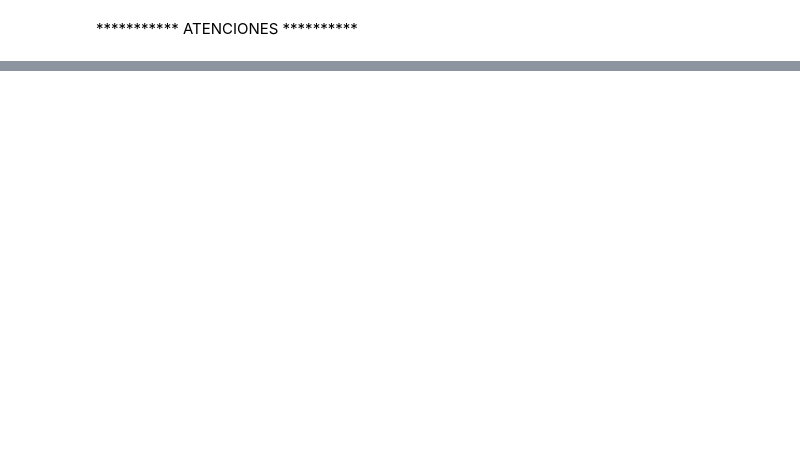
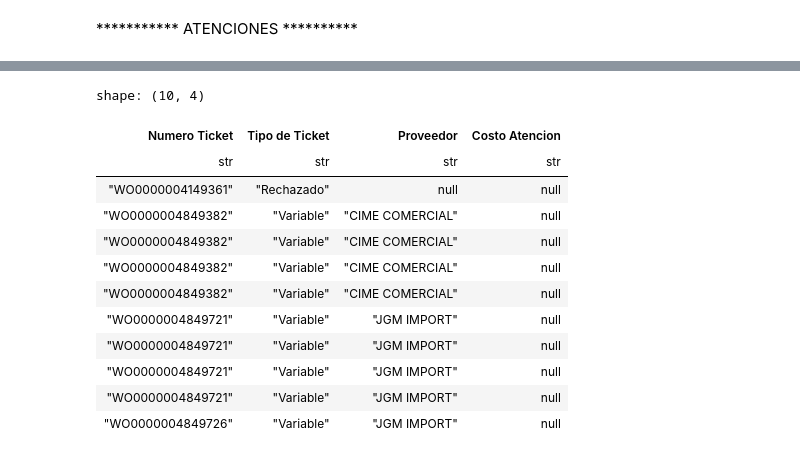
Before and after one commit to Manuel4081/Python-ETL-P1, a Jupyter notebook: TareaETL.ipynb, the cells around one changed output, grey strips where cells are left out. Drawn from its saved outputs; the diff is of its cells as text; code cells hidden in the pictures; blank space fills up the shorter version.

```diff
--- a/TareaETL.ipynb
+++ b/TareaETL.ipynb
@@ -223,0 +285,25 @@ DF ["TicketID", "Agencia", "AgenciaID", "Service Desk"]; PROJECT */10 COLUMNS; S
+# %%
+sur = pl.read_excel(source='./Atenciones/Atenciones Sur.xlsx',
+                        sheet_name='Hoja1',
+                        engine='xlsx2csv',
+                        read_csv_options={
+                            "columns": ["Numero Ticket","Tipo de Ticket","Proveedor","Costo Atencion"],
+                            "infer_schema_length": 0
+                        }
+        )
+
+sur.head(10)
+# %% [output]
+shape: (10, 4)
+| Numero Ticket | Tipo de Ticket | Proveedor | Costo Atencion |
+| str | str | str | str |
+| "WO0000004149361" | "Rechazado" | null | null |
+| "WO0000004849382" | "Variable" | "CIME COMERCIAL" | null |
+| "WO0000004849382" | "Variable" | "CIME COMERCIAL" | null |
+| "WO0000004849382" | "Variable" | "CIME COMERCIAL" | null |
+| "WO0000004849382" | "Variable" | "CIME COMERCIAL" | null |
+| "WO0000004849721" | "Variable" | "JGM IMPORT" | null |
+| "WO0000004849721" | "Variable" | "JGM IMPORT" | null |
+| "WO0000004849721" | "Variable" | "JGM IMPORT" | null |
+| "WO0000004849721" | "Variable" | "JGM IMPORT" | null |
+| "WO0000004849726" | "Variable" | "JGM IMPORT" | null |
```
Also changed, not shown: parts of 3 cells of this notebook.
